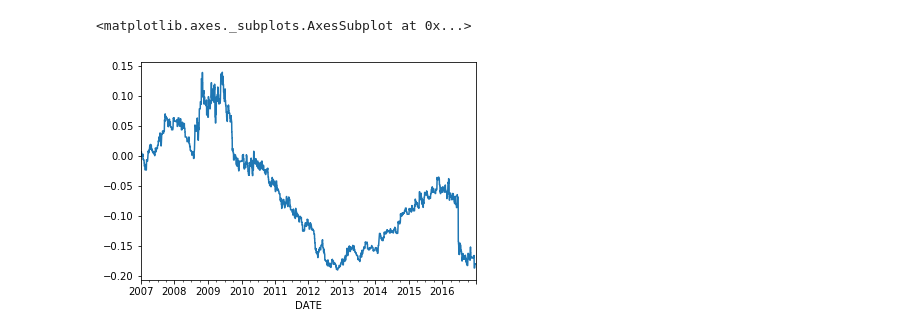
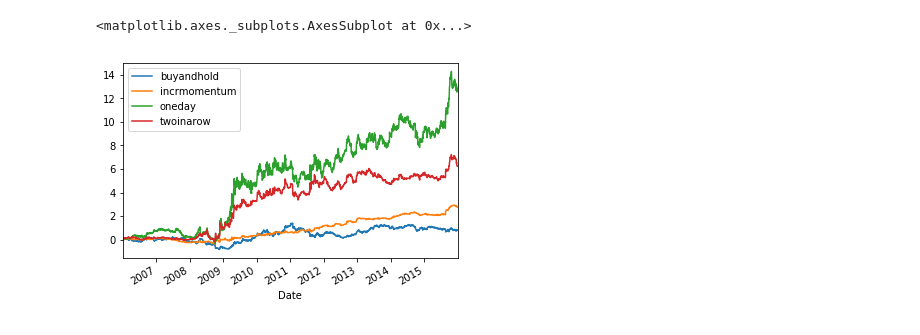
Before and after one commit to pb8/JupyterNotebooks, a Jupyter notebook: TA-Momentum.ipynb, the cells around one changed output. Saved outputs shown, nothing was run; the diff lists cells and outputs as text; code cells hidden in the pictures.

Commit message:
added model models

```diff
--- a/TA-Momentum.ipynb
+++ b/TA-Momentum.ipynb
@@ -53,6 +82,16 @@ ccy.head()
-# %%
-model_ret = ((ccy.momentum_signal * ccy.tmrw_ret)+1).cumprod()-1
-model_ret.plot()
-# %% [output]
-<matplotlib.axes._subplots.AxesSubplot at 0x...>
-[figure, removed]
+# %%
+buyandhold = ((ccy.tmrw_ret)+1).cumprod()-1
+oneday = ((ccy.signal_oneday * ccy.tmrw_ret)+1).cumprod()-1
+twoinarow = ((ccy.signal_twoinarow * ccy.tmrw_ret)+1).cumprod()-1
+incrmomentum = ((ccy.signal_incrmomentum * ccy.tmrw_ret)+1).cumprod()-1
+
+ret = pd.DataFrame({
+    'buyandhold': buyandhold,
+    'oneday': oneday,
+    'twoinarow': twoinarow,
+    'incrmomentum': incrmomentum
+})
+ret.plot()
+# %% [output]
+<matplotlib.axes._subplots.AxesSubplot at 0x...>
+[figure, added]
```
Also changed, not shown: parts of 6 cells of this notebook.
